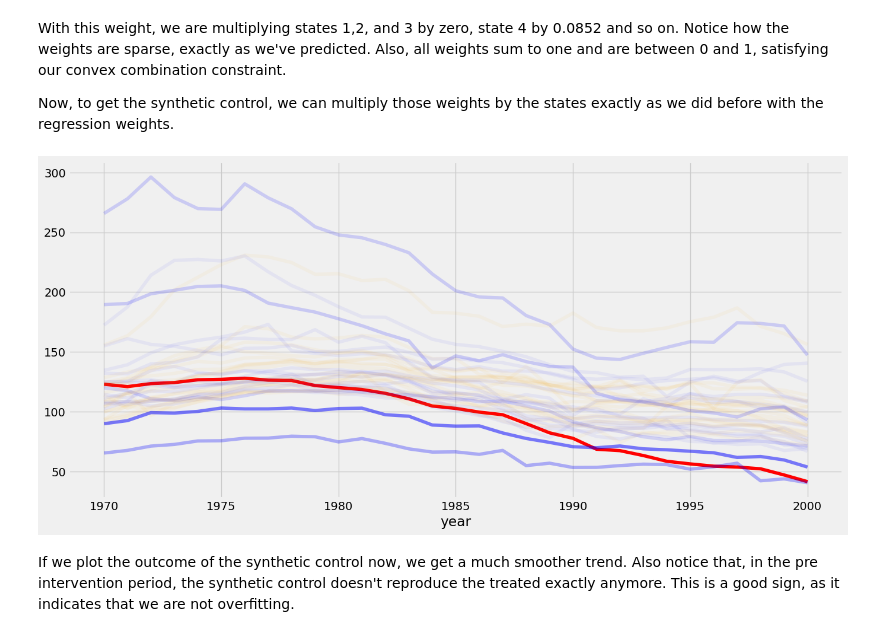
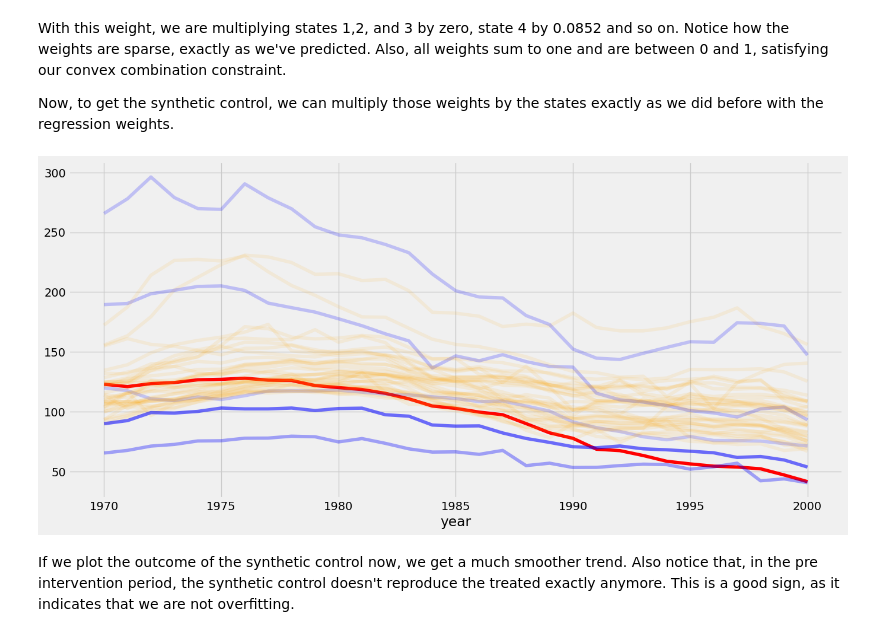
Before and after one commit to rodonn/causal, a Jupyter notebook: notebooks/session_3/4_manual_synthetic_controls.ipynb, the cells around one changed output. Saved outputs shown, nothing was run; the diff lists cells and outputs as text; code cells hidden in the pictures.

```diff
--- a/notebooks/session_3/4_manual_synthetic_controls.ipynb
+++ b/notebooks/session_3/4_manual_synthetic_controls.ipynb
@@ -270,29 +270,29 @@ Now, to get the synthetic control, we can multiply those weights by the states e
 # %%
 # Plotting the states that are used for the synthetic control
 weight_df = pd.DataFrame({
     "state": cigar[~cigar['california']].state.unique(),
     "weight": calif_weights
 });
 plot_df = cigar.merge(weight_df, on="state", how="left")
 
-min_alpha = 0.05
+min_alpha = 0.1
 
 fig, ax = plt.subplots(figsize=(15,7))
 for name, group in plot_df.groupby(['state','california','weight'], dropna=False):
     is_california = name[1]
     weight = name[2]
     if is_california:
         color = "red"
         alpha = 1
-    elif weight == 0:
+    elif weight < 1e-5:
         color = "orange"
         alpha = min_alpha
     else:
         color = "blue"
         alpha = weight + min_alpha
     group.plot(x='year', y='cigsale', c=color, alpha=alpha, legend=False, ax=ax);
 # %% [output]
-[figure, old version]
+[figure, new version]
 # %%
 calif_synth = cigar.query("~california").pivot(index='year', columns="state")["cigsale"].values.dot(calif_weights)
 # %% [markdown]
```
Also changed, not shown: parts of 4 cells of this notebook.
